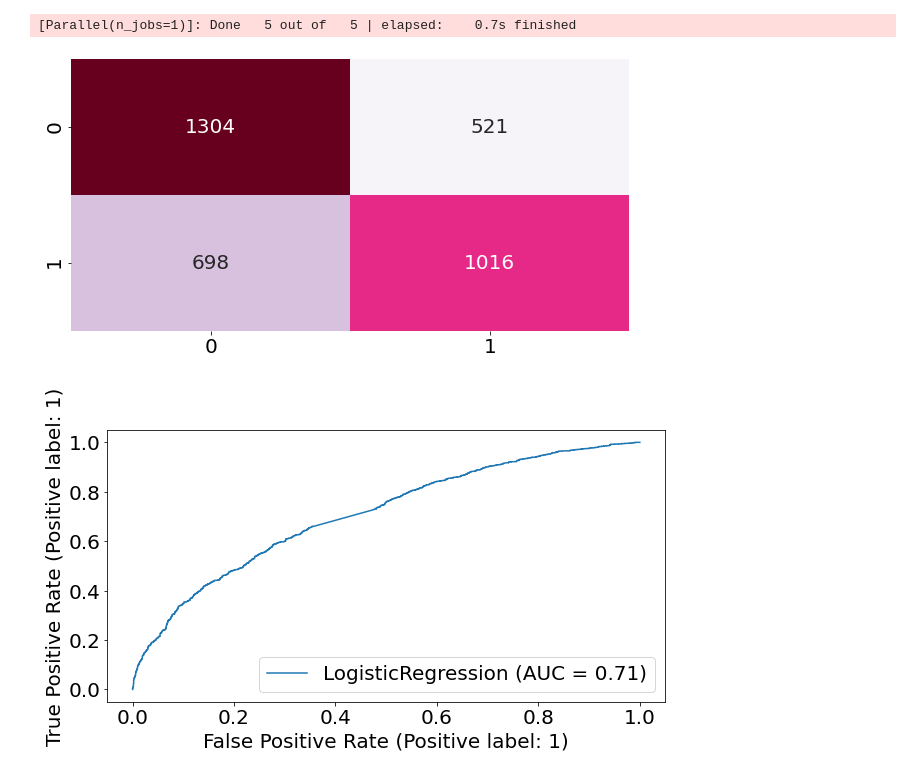
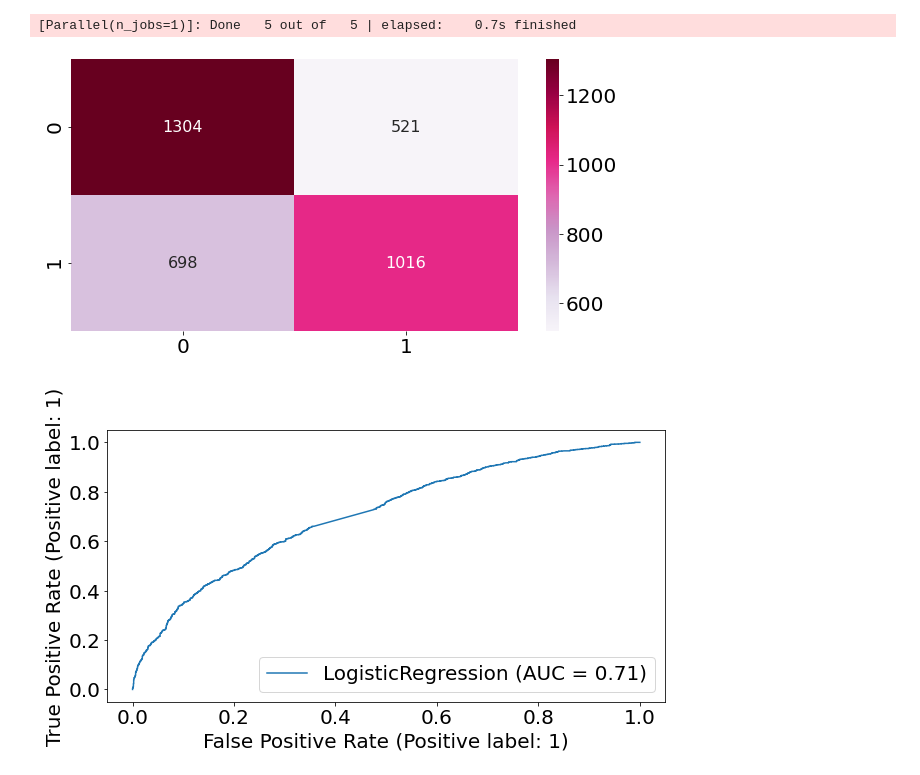
Before and after one commit to JeremyCoronia/csc803m-nlp-projects, a Jupyter notebook: binary-classification-bow_desc.ipynb, the cells around one changed output. Cells and saved outputs as stored; diff of their text form; code cells hidden in the pictures.

```diff
--- a/binary-classification-bow_desc.ipynb
+++ b/binary-classification-bow_desc.ipynb
@@ -386,8 +386,7 @@ Recall:  0.6583780729019497
 # %%
 cm = confusion_matrix(y_test, y_pred_nb)
 # for confusion matrix
-sns.heatmap(cm, cbar=False, annot=True, cmap="OrRd", fmt="d")
+sns.heatmap(cm, cbar=True, annot=True, cmap="OrRd", fmt="d", annot_kws={"size": 16})
 plt.rcParams['figure.figsize'] = (10.0, 5.0)
-plt.rcParams['font.size'] = 20
 plt.show()
 # %% [output]
@@ -501,7 +505,7 @@ Max Recall:  0.48406374501992033
 cm = confusion_matrix(y_test, y_pred_gnb)
 # for confusion matrix
 plt.rcParams['figure.figsize'] = (10.0, 5.0)
-plt.rcParams['font.size'] = 20
-sns.heatmap(cm, cbar=False, annot=True, cmap="BuGn", fmt="d")
+# plt.rcParams['font.size'] = 20
+sns.heatmap(cm, cbar=True, annot=True, cmap="BuGn", fmt="d", annot_kws={"size": 16})
 plt.show()
 # %% [output]
@@ -575,12 +579,12 @@ Max Recall:  0.5976095617529881
 # %%
 cm = confusion_matrix(y_test, y_pred_lr)
 # for confusion matrix
 plt.rcParams['figure.figsize'] = (10.0, 5.0)
-plt.rcParams['font.size'] = 20
-sns.heatmap(cm, cbar=False, annot=True, cmap="PuRd", fmt="d")
+# plt.rcParams['font.size'] = 20
+sns.heatmap(cm, cbar=True, annot=True, cmap="PuRd", fmt="d", annot_kws={"size": 16})
 plt.show()
 # %% [output]
-[figure, old version]
+[figure, new version]
 # %%
 from sklearn import metrics
 metrics.plot_roc_curve(lr, X_test, y_test)
```
Also changed, not shown: parts of 3 cells of this notebook, 1 other file.
